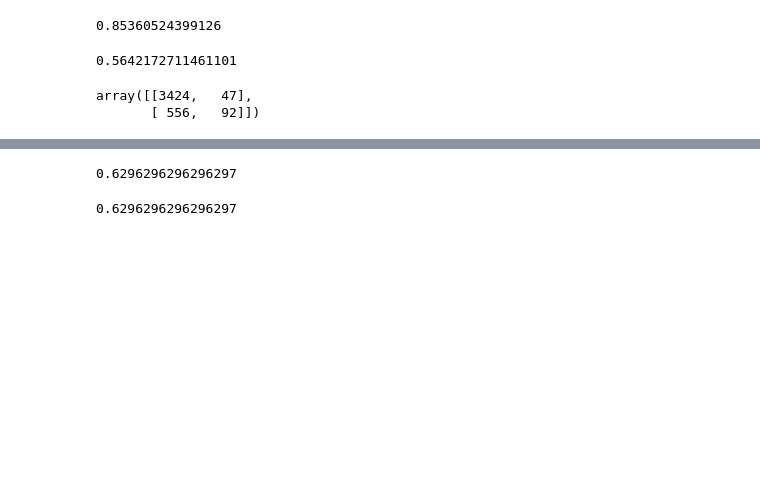
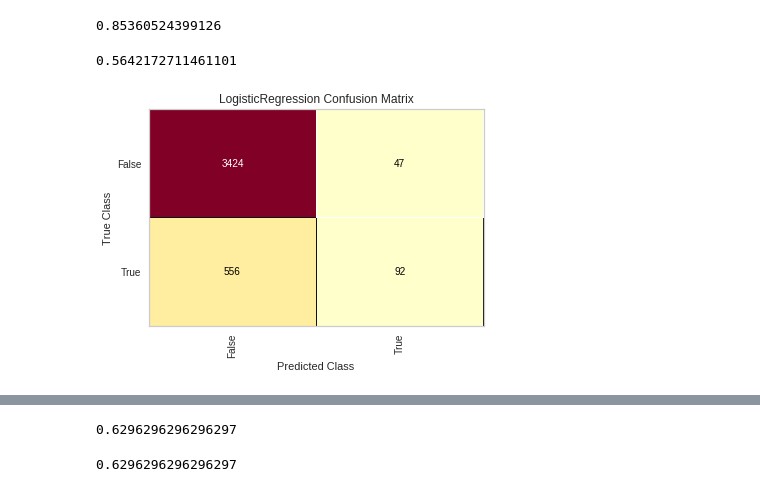
Before and after one commit to LambdaSchool/DS-Unit-2-Sprint-4-Model-Validation, a Jupyter notebook: module-2-validate-classification-problems/U2_S4_D2_Validate_classification_problems_LIVE_LESSON.ipynb, the cells around one changed output, grey strips where cells are left out. Saved outputs shown, nothing was run; the diff lists cells and outputs as text; code cells hidden in the pictures; blank space fills up the shorter version.

```diff
--- a/module-2-validate-classification-problems/U2_S4_D2_Validate_classification_problems_LIVE_LESSON.ipynb
+++ b/module-2-validate-classification-problems/U2_S4_D2_Validate_classification_problems_LIVE_LESSON.ipynb
@@ -335,11 +350,12 @@ accuracy_score(y_val, y_pred)
 roc_auc_score(y_val, y_pred)
 # %% [output]
 0.5642172711461101
-# %%
-from sklearn.metrics import confusion_matrix
-
-confusion_matrix(y_val, y_pred)
-# %% [output]
-array([[3424,   47],
-       [ 556,   92]])
+# %%
+from yellowbrick.classifier import ConfusionMatrix
+
+cm = ConfusionMatrix(pipeline)
+cm.score(X_val, y_val)
+cm.poof()
+# %% [output]
+[figure, added]
 # %%
```
Also changed, not shown: parts of 33 cells of this notebook.
